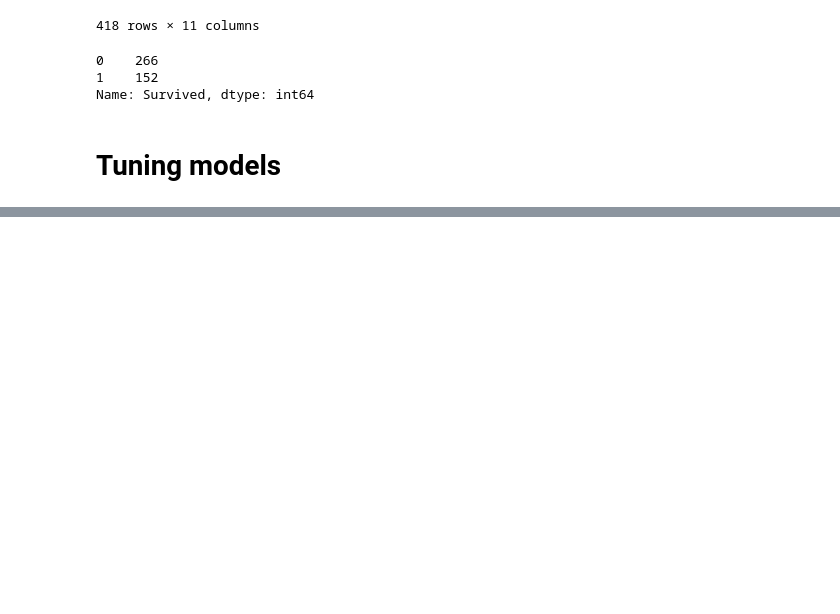
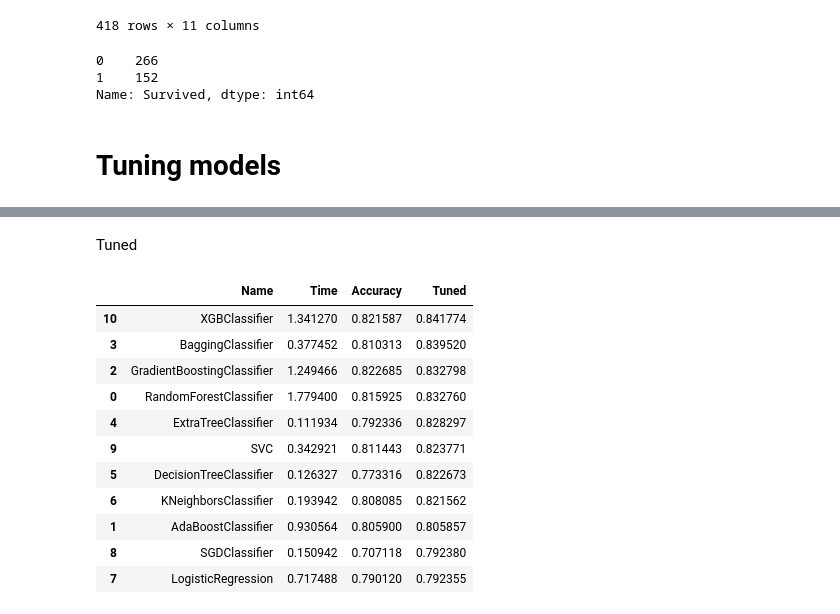
Before and after one commit to tcmaso/titanic-survival-prediction, a Jupyter notebook: Untitled.ipynb, the cells around one changed output, grey strips where cells are left out. Drawn from its saved outputs; the diff is of its cells as text; code cells hidden in the pictures; blank space fills up the shorter version.

```diff
--- a/Untitled.ipynb
+++ b/Untitled.ipynb
@@ -789,7 +884,0 @@ print(clf_knn.best_params_)
-# %%
-pred = clf_knn.best_estimator_.predict(preprocessing_pipeline.fit_transform(X_test))
-X_test['Survived'] = pred
-
-submission = X_test[['Survived']].reset_index().copy()
-submission['Survived'] = submission['Survived'].astype('int')
-submission.to_csv(r'submission.csv', index=False)
@@ -795,0 +982,11 @@ submission.to_csv(r'submission.csv', index=False)
+# %%
+svcc = SVC()
+
+param_grid = [{'kernel': ['rbf'], 'gamma': [0.1,0.5,1,2,5,10],'C': [0.1, 1, 10, 100, 1000]},
+             {'kernel': ['linear'], 'C': [0.1, 1, 10, 100, 1000]},
+             {'kernel': ['poly'], 'degree' : [2,3,4,5], 'C': [0.1, 1, 10, 100, 1000]}]
+
+clf_svcc = GridSearchCV(svcc, param_grid = param_grid, cv=5, verbose=1)
+clf_svcc.fit(preprocessing_pipeline.fit_transform(X_train), y_train)
+print(clf_svcc.best_score_)
+print(clf_svcc.best_params_)
@@ -795,0 +999,20 @@ submission.to_csv(r'submission.csv', index=False)
+# %%
+xgbc = XGBClassifier()
+
+param_grid = {
+    'n_estimators': [20, 50, 100, 250, 500,1000],
+    'colsample_bytree': [0.2, 0.5, 0.7, 0.8, 1],
+    'max_depth': [2, 5, 10, 15, 20, 25, None],
+    'reg_alpha': [0, 0.5, 1],
+    'reg_lambda': [1, 1.5, 2],
+    'subsample': [0.5,0.6,0.7, 0.8, 0.9],
+    'learning_rate':[.01,0.1,0.2,0.3,0.5, 0.7, 0.9],
+    'gamma':[0,.01,.1,1,10,100],
+    'min_child_weight':[0,.01,0.1,1,10,100],
+    'sampling_method': ['uniform', 'gradient_based']
+}
+
+clf_xgbc = RandomizedSearchCV(xgbc, param_distributions = param_grid, cv=5, n_iter=300, verbose=1)
+clf_xgbc.fit(preprocessing_pipeline.fit_transform(X_train), y_train)
+print(clf_xgbc.best_score_)
+print(clf_xgbc.best_params_)
@@ -795,0 +1042,4 @@ submission.to_csv(r'submission.csv', index=False)
+# %%
+tuned_accs = [clf_rfc.best_score_, clf_abc.best_score_, clf_gbc.best_score_, clf_bc.best_score_,
+             clf_etc.best_score_, clf_dtc.best_score_, clf_knn.best_score_, clf_lrc.best_score_,
+             clf_sgdc.best_score_, clf_svcc.best_score_, clf_xgbc.best_score_]
@@ -795,0 +1065,18 @@ submission.to_csv(r'submission.csv', index=False)
+# %% [markdown]
+Tuned
+# %%
+results_tuned_dict = {'Name':names, 'Time':times, 'Accuracy':accs, 'Tuned': tuned_accs}
+pd.DataFrame(results_tuned_dict).sort_values(by='Tuned', ascending=False)
+# %% [output]
+|  | Name | Time | Accuracy | Tuned |
+| 10 | XGBClassifier | 1.341270 | 0.821587 | 0.841774 |
+| 3 | BaggingClassifier | 0.377452 | 0.810313 | 0.839520 |
+| 2 | GradientBoostingClassifier | 1.249466 | 0.822685 | 0.832798 |
+| 0 | RandomForestClassifier | 1.779400 | 0.815925 | 0.832760 |
+| 4 | ExtraTreeClassifier | 0.111934 | 0.792336 | 0.828297 |
+| 9 | SVC | 0.342921 | 0.811443 | 0.823771 |
+| 5 | DecisionTreeClassifier | 0.126327 | 0.773316 | 0.822673 |
+| 6 | KNeighborsClassifier | 0.193942 | 0.808085 | 0.821562 |
+| 1 | AdaBoostClassifier | 0.930564 | 0.805900 | 0.805857 |
+| 8 | SGDClassifier | 0.150942 | 0.707118 | 0.792380 |
+| 7 | LogisticRegression | 0.717488 | 0.790120 | 0.792355 |
```
Also changed, not shown: parts of 35 cells of this notebook, 1 other file.
